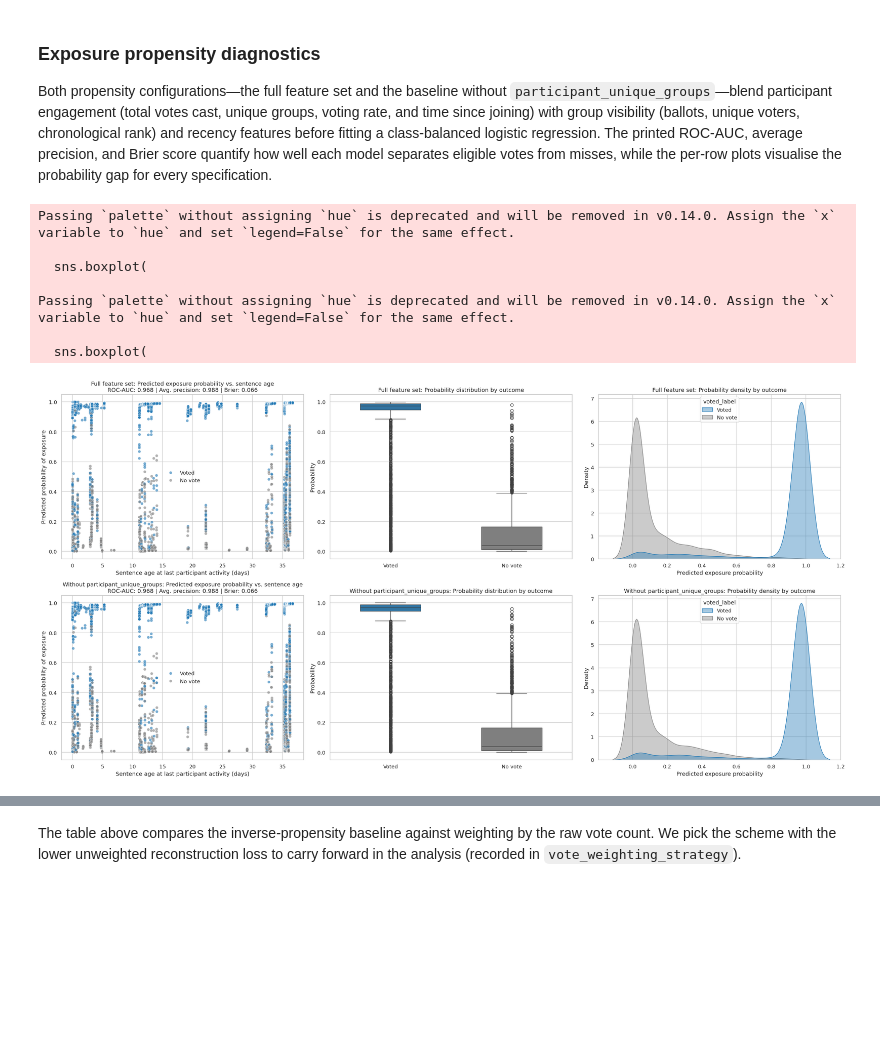
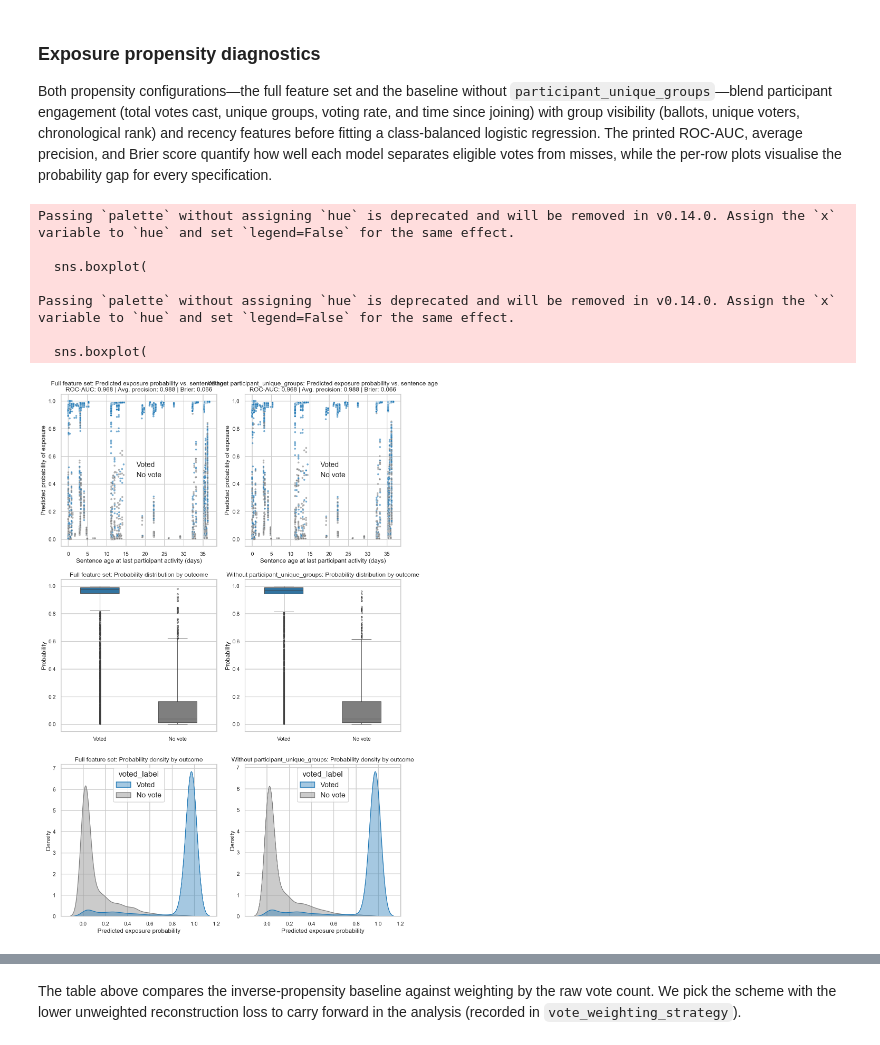
Before and after one commit to yananlong/taking_stock_facct, a Jupyter notebook: sentences_topic_pipeline.ipynb, the cells around one changed output, grey strips where cells are left out. Saved outputs shown, nothing was run; the diff lists cells and outputs as text; code cells hidden in the pictures; blank space fills up the shorter version.

```diff
--- a/sentences_topic_pipeline.ipynb
+++ b/sentences_topic_pipeline.ipynb
@@ -739,13 +880,17 @@ Passing `palette` without assigning `hue` is deprecated and will be removed in v
 
 Both propensity configurations—the full feature set and the baseline without `participant_unique_groups`—blend participant engagement (total votes cast, unique groups, voting rate, and time since joining) with group visibility (ballots, unique voters, chronological rank) and recency features before fitting a class-balanced logistic regression. The printed ROC-AUC, average precision, and Brier score quantify how well each model separates eligible votes from misses, while the per-row plots visualise the probability gap for every specification.
 # %%
-
+plt.rcParams.update(
+    {
+        "font.size": 18,
+        "axes.titlesize": 14,
+        "axes.labelsize": 14,
+        "xtick.labelsize": 12,
+        "ytick.labelsize": 12,
+    }
+)
 available_propensity_plots = []
-if (
-    not exposure_df.empty
-    and "propensity_models" in globals()
-    and propensity_models
-):
+if not exposure_df.empty and "propensity_models" in globals() and propensity_models:
     for key, model in propensity_models.items():
         col_name = f"probability_{key}"
         if col_name not in exposure_df:
@@ -758,13 +903,12 @@ if (
         available_propensity_plots.append((key, model, plot_df))
 
 if available_propensity_plots:
-    n_models = len(available_propensity_plots)
-    fig, axes = plt.subplots(n_models, 3, figsize=(24, 6 * n_models))
-    if n_models == 1:
-        axes = np.array([axes])
     palette = {"No vote": "#7f7f7f", "Voted": "#1f77b4"}
 
-    for row, (key, model, plot_df) in enumerate(available_propensity_plots):
+    n_models = len(available_propensity_plots)
+    fig, axes = plt.subplots(3, n_models, figsize=(6 * n_models, 18), squeeze=False)
+
+    for col_idx, (key, model, plot_df) in enumerate(available_propensity_plots):
         label = model.get("label", key)
         metrics = model.get("diagnostics", {})
         metric_bits = []
@@ -777,11 +921,12 @@ if available_propensity_plots:
             if value is not None and not pd.isna(value):
                 metric_bits.append(f"{display_label}: {value:.3f}")
         subtitle = " | ".join(metric_bits)
-
         title = f"{label}: Predicted exposure probability vs. sentence age"
         if subtitle:
             title += "\n" + subtitle
 
+        # Row 0: scatter (smaller circle size)
+        ax0 = axes[0, col_idx]
         sns.scatterplot(
             data=plot_df,
             x="sentence_age",
@@ -789,52 +934,60 @@ if available_propensity_plots:
             hue="voted_label",
             palette=palette,
             alpha=0.6,
-            ax=axes[row, 0],
+            s=20,
+            ax=ax0,
         )
-        axes[row, 0].set_title(title)
-        axes[row, 0].set_xlabel("Sentence age at last participant activity (days)")
-        axes[row, 0].set_ylabel("Predicted probability of exposure")
-        axes[row, 0].legend(frameon=False)
+        ax0.set_title(title)
+        ax0.set_xlabel("Sentence age at last participant activity (days)")
+        ax0.set_ylabel("Predicted probability of exposure")
+        ax0.legend(frameon=False)
 
+        # Row 1: boxplot (smaller outlier marker size)
+        ax1 = axes[1, col_idx]
         sns.boxplot(
             data=plot_df,
             x="voted_label",
             y="probability",
+            whis=3,
             palette=palette,
             width=0.5,
-            ax=axes[row, 1],
+            flierprops={"markersize": 3},
+            ax=ax1,
         )
-        axes[row, 1].set_title(f"{label}: Probability distribution by outcome")
-        axes[row, 1].set_xlabel("")
-        axes[row, 1].set_ylabel("Probability")
+        ax1.set_title(f"{label}: Probability distribution by outcome")
+        ax1.set_xlabel("")
+        ax1.set_ylabel("Probability")
 
+        # Row 2: density
+        ax2 = axes[2, col_idx]
         sns.kdeplot(
             data=plot_df,
             x="probability",
             hue="voted_label",
             fill=True,
             common_norm=False,
+            gridsize=1000,
             alpha=0.4,
             palette=palette,
-            ax=axes[row, 2],
+            ax=ax2,
         )
-        axes[row, 2].set_title(f"{label}: Probability density by outcome")
-        axes[row, 2].set_xlabel("Predicted exposure probability")
-        axes[row, 2].set_ylabel("Density")
+        ax2.set_title(f"{label}: Probability density by outcome")
+        ax2.set_xlabel("Predicted exposure probability")
+        ax2.set_ylabel("Density")
 
     plt.tight_layout()
     plt.show()
 else:
     print("Not enough propensity estimates to visualise.")
 # %% [output]
 Passing `palette` without assigning `hue` is deprecated and will be removed in v0.14.0. Assign the `x` variable to `hue` and set `legend=False` for the same effect.
 
   sns.boxplot(
 
 Passing `palette` without assigning `hue` is deprecated and will be removed in v0.14.0. Assign the `x` variable to `hue` and set `legend=False` for the same effect.
 
   sns.boxplot(
-[figure, old version]
+[figure, new version]
 # %% [markdown]
 ## 3. Vote Embedding via Signed Matrix Factorization with Propensity Weighting
 
```
Also changed, not shown: parts of 20 cells of this notebook.
